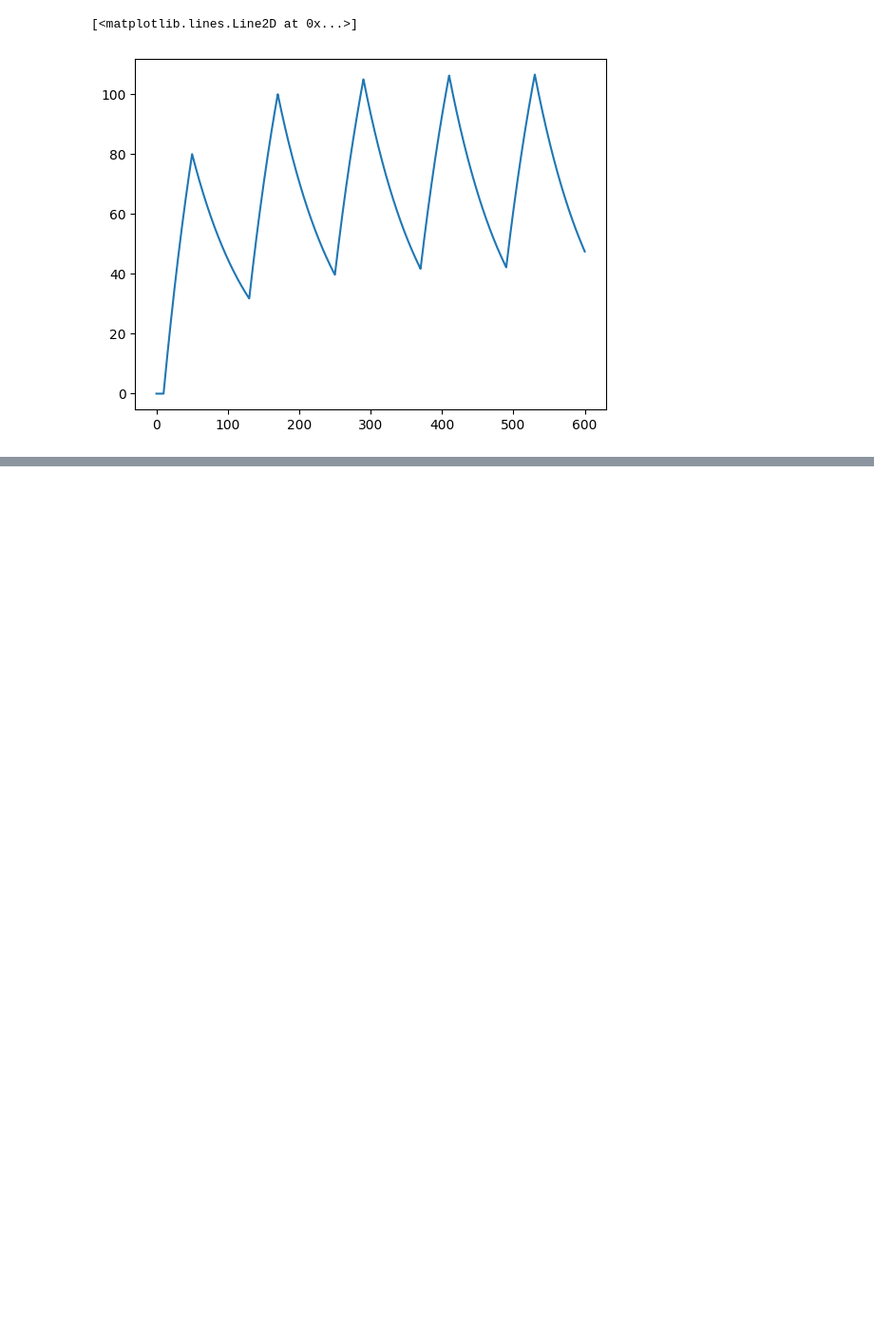
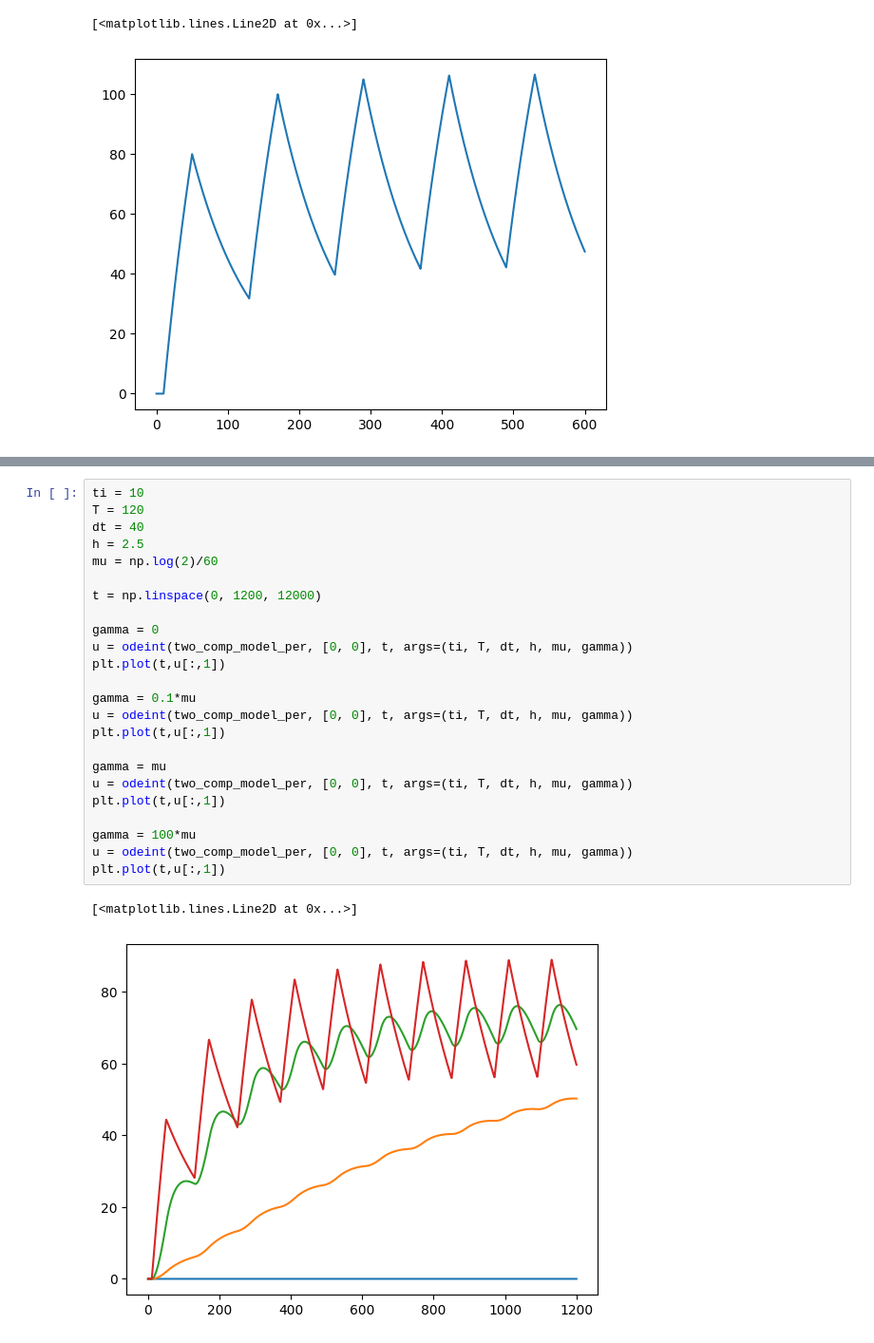
Before and after one commit to moises-santillan/MathematicalBiology, a Jupyter notebook: code/pharmacokinetics.ipynb, the cells around one changed output, grey strips where cells are left out. Shown at 95% size. Saved outputs shown, nothing was run; the diff lists cells and outputs as text; blank space fills up the shorter version.

```diff
--- a/code/pharmacokinetics.ipynb
+++ b/code/pharmacokinetics.ipynb
@@ -64,0 +189,27 @@ plt.plot(t,u)
+# %%
+ti = 10
+T = 120
+dt = 40
+h = 2.5
+mu = np.log(2)/60
+
+t = np.linspace(0, 1200, 12000)
+
+gamma = 0
+u = odeint(two_comp_model_per, [0, 0], t, args=(ti, T, dt, h, mu, gamma))
+plt.plot(t,u[:,1])
+
+gamma = 0.1*mu
+u = odeint(two_comp_model_per, [0, 0], t, args=(ti, T, dt, h, mu, gamma))
+plt.plot(t,u[:,1])
+
+gamma = mu
+u = odeint(two_comp_model_per, [0, 0], t, args=(ti, T, dt, h, mu, gamma))
+plt.plot(t,u[:,1])
+
+gamma = 100*mu
+u = odeint(two_comp_model_per, [0, 0], t, args=(ti, T, dt, h, mu, gamma))
+plt.plot(t,u[:,1])
+# %% [output]
+[<matplotlib.lines.Line2D at 0x...>]
+[figure, added]
```
Also changed, not shown: parts of 5 cells of this notebook.
